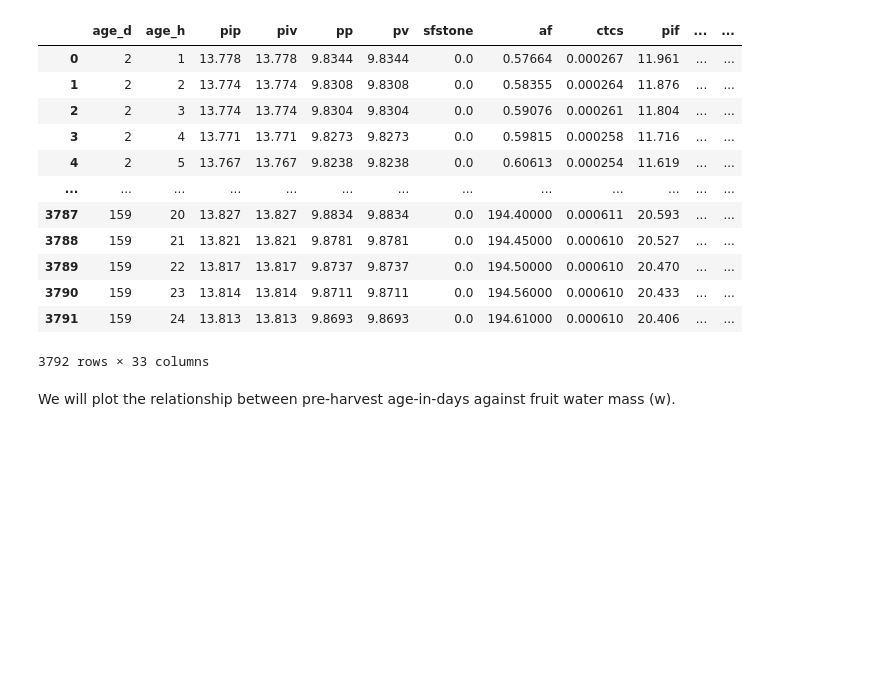
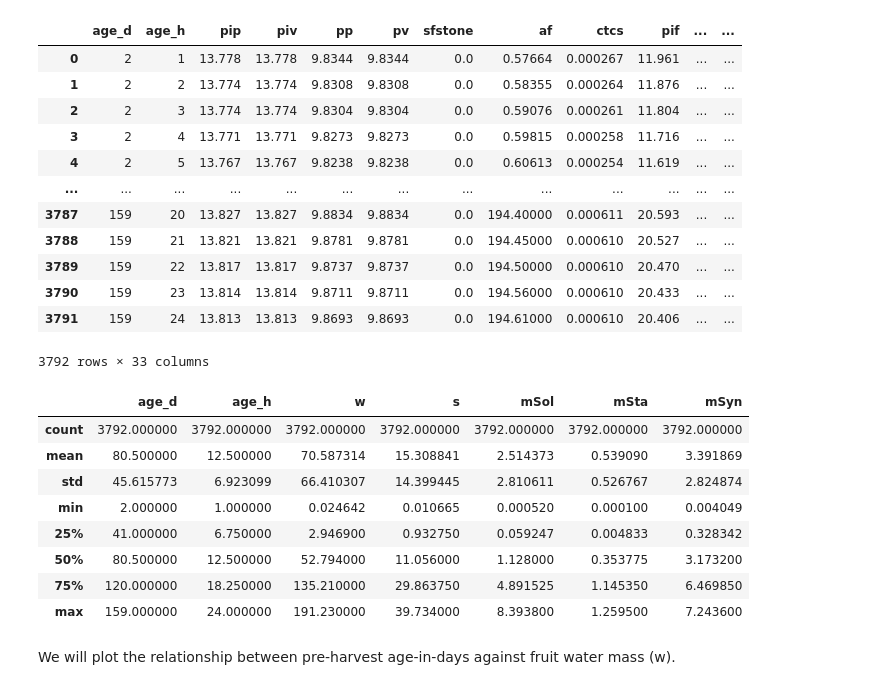
Before and after one commit to Plant-Food-Research-Open/calisim-examples-workshop-material, a Jupyter notebook: workshop/2_jfruit2/0_jfruit2_intro.ipynb, the cells around one changed output. Cells and saved outputs as stored; diff of their text form; code cells hidden in the pictures; blank space fills up the shorter version.

```diff
--- a/workshop/2_jfruit2/0_jfruit2_intro.ipynb
+++ b/workshop/2_jfruit2/0_jfruit2_intro.ipynb
@@ -32,6 +32,18 @@ observed_data
 | 3790 | 159 | 23 | 13.814 | 13.814 | 9.8711 | 9.8711 | 0.0 | 194.56000 | 0.000610 | 20.433 | ... | ... |
 | 3791 | 159 | 24 | 13.813 | 13.813 | 9.8693 | 9.8693 | 0.0 | 194.61000 | 0.000610 | 20.406 | ... | ... |
 3792 rows × 33 columns
+# %%
+observed_data.describe(include='all')[[ "age_d", "age_h", "w", "s", "mSol", "mSta", "mSyn" ]]
+# %% [output]
+|  | age_d | age_h | w | s | mSol | mSta | mSyn |
+| count | 3792.000000 | 3792.000000 | 3792.000000 | 3792.000000 | 3792.000000 | 3792.000000 | 3792.000000 |
+| mean | 80.500000 | 12.500000 | 70.587314 | 15.308841 | 2.514373 | 0.539090 | 3.391869 |
+| std | 45.615773 | 6.923099 | 66.410307 | 14.399445 | 2.810611 | 0.526767 | 2.824874 |
+| min | 2.000000 | 1.000000 | 0.024642 | 0.010665 | 0.000520 | 0.000100 | 0.004049 |
+| 25% | 41.000000 | 6.750000 | 2.946900 | 0.932750 | 0.059247 | 0.004833 | 0.328342 |
+| 50% | 80.500000 | 12.500000 | 52.794000 | 11.056000 | 1.128000 | 0.353775 | 3.173200 |
+| 75% | 120.000000 | 18.250000 | 135.210000 | 29.863750 | 4.891525 | 1.145350 | 6.469850 |
+| max | 159.000000 | 24.000000 | 191.230000 | 39.734000 | 8.393800 | 1.259500 | 7.243600 |
 # %% [markdown]
 We will plot the relationship between pre-harvest age-in-days against fruit water mass (w).
 # %%
```
Also changed, not shown: parts of 4 cells of this notebook, 6 other files.
